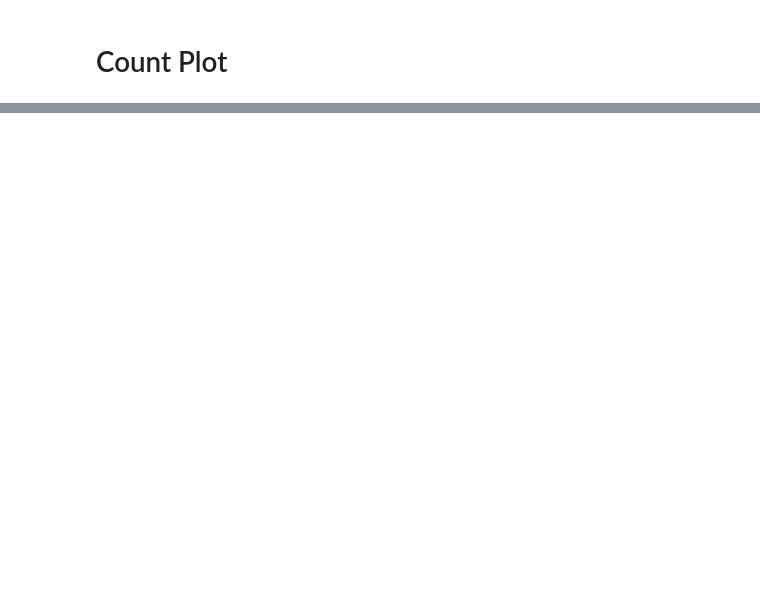
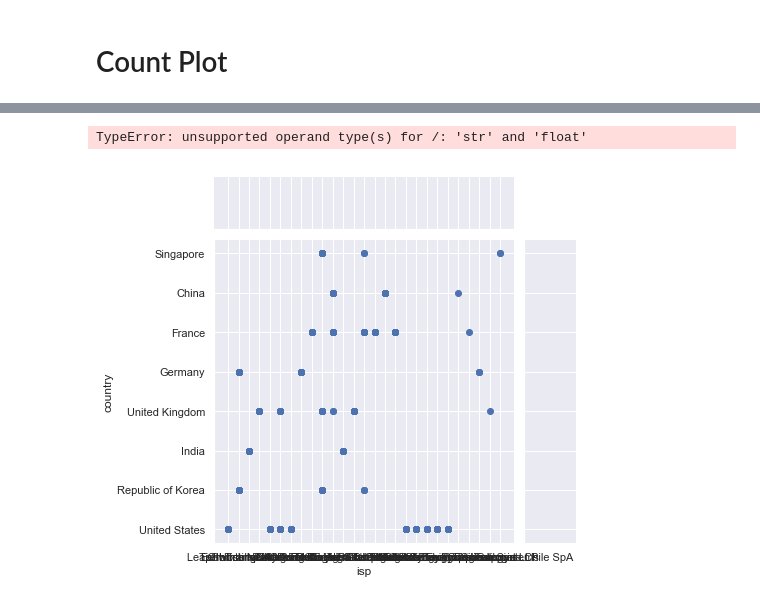
Before and after one commit to tsripata/.tsripata, a Jupyter notebook: tools/IP information.ipynb, the cells around one changed output, grey strips where cells are left out. Saved outputs shown, nothing was run; the diff lists cells and outputs as text; code cells hidden in the pictures; blank space fills up the shorter version.

```diff
--- a/tools/IP information.ipynb
+++ b/tools/IP information.ipynb
@@ -73,0 +106,5 @@ ax = sns.countplot(y="country",
+# %%
+sns.jointplot(x='isp', y='country', data=ip_info)
+# %% [output]
+TypeError: unsupported operand type(s) for /: 'str' and 'float'
+[figure, added]
```
Also changed, not shown: parts of 18 cells of this notebook.
